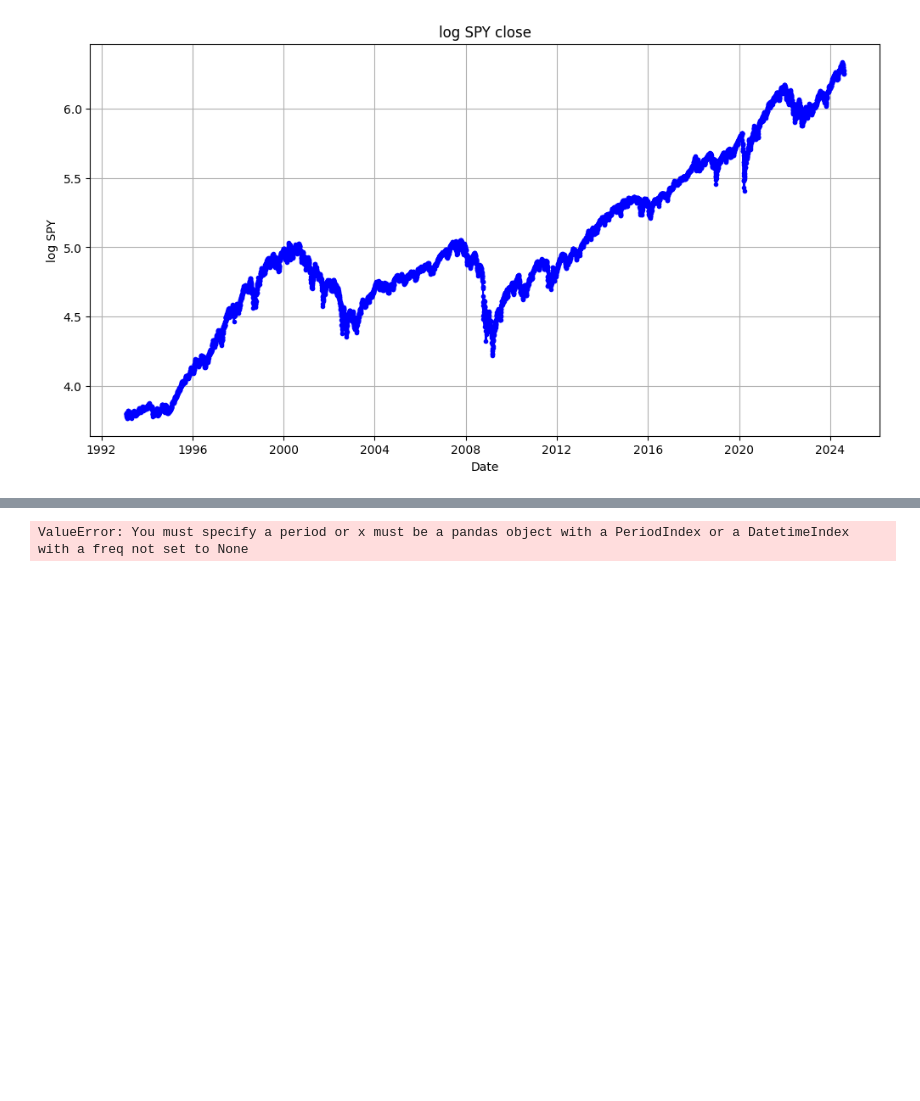
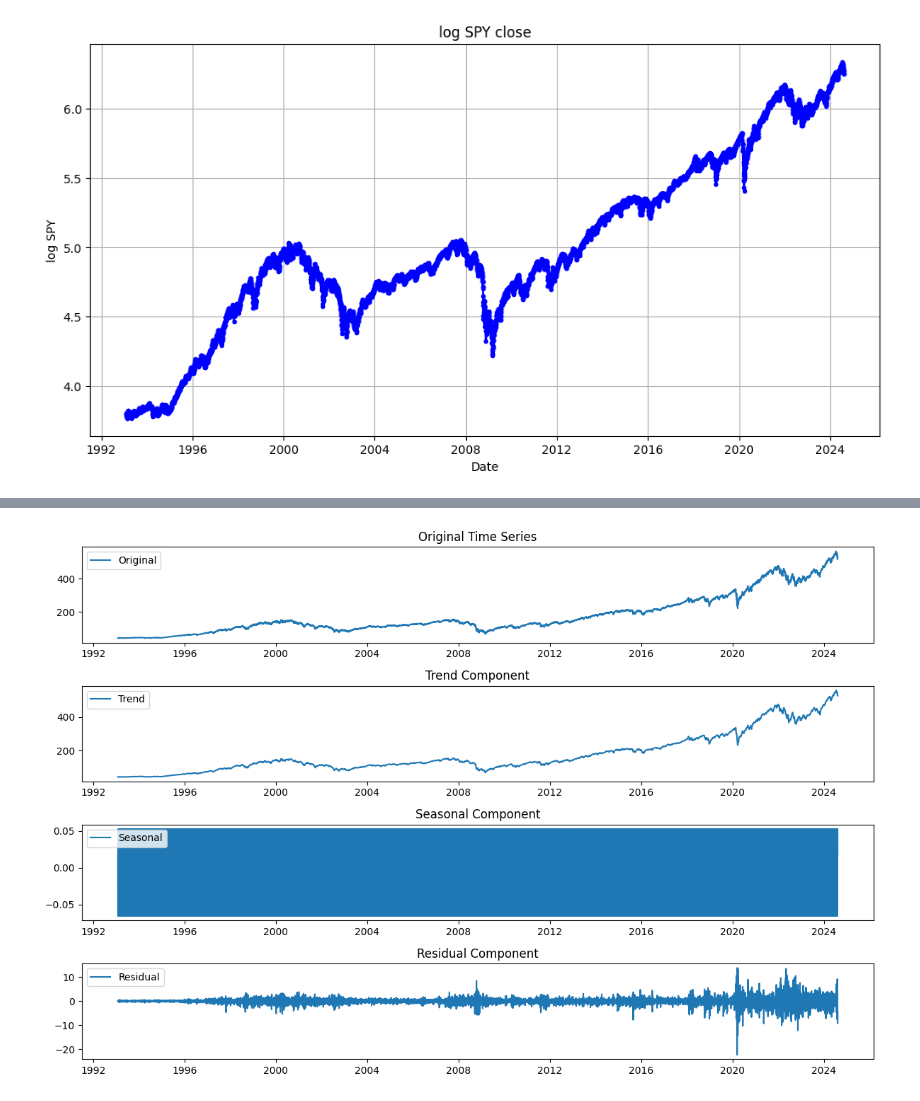
Before and after one commit to jopachecoc/AD_1_preguntasmart, a Jupyter notebook: AUnivariado_T2.ipynb, the cells around one changed output, grey strips where cells are left out. Saved outputs shown, nothing was run; the diff lists cells and outputs as text; code cells hidden in the pictures; blank space fills up the shorter version.

```diff
--- a/AUnivariado_T2.ipynb
+++ b/AUnivariado_T2.ipynb
@@ -207,0 +234,12 @@ plt.show()
+# %%
+dff = pd.DataFrame(df[['Date','Close']])
+dff['Date'] = pd.to_datetime(dff['Date'])
+dff = dff.reset_index(drop=True)
+all_day = pd.date_range(start=dff['Date'].min(), end=dff['Date'].max(), freq='D')
+columns = ['Date']
+all_days = pd.DataFrame(all_day, columns=columns)
+all_days = all_days.reset_index(drop=True)
+result = (all_days >> left_join(dff, by='Date'))
+# Rellenar los fines de semana con el último valor disponible
+result['Close'] = result['Close'].ffill()
+result
@@ -234,0 +280,3 @@ ValueError: You must specify a period or x must be a pandas object with a Period
+# %%
+series = result.set_index('Date')['Close']
+series
@@ -235,35 +299,36 @@ ValueError: You must specify a period or x must be a pandas object with a Period
 # %%
-# Descomponer la serie temporal
+decomposition = sm.tsa.seasonal_decompose(series, model='additive')
 
 # Extraer componentes
 trend = decomposition.trend
 seasonal = decomposition.seasonal
 residual = decomposition.resid
 
-# Graficar los componentes
-plt.figure(figsize=(14, 10))
+
+# Plot the decomposition
+plt.figure(figsize=(12, 8))
 
 plt.subplot(4, 1, 1)
-plt.plot(df.index, df['Close'], label='Original', color='black')
-plt.title('Original Series')
-plt.legend()
+plt.plot(series, label='Original')
+plt.legend(loc='upper left')
+plt.title('Original Time Series')
 
 plt.subplot(4, 1, 2)
-plt.plot(df.index, trend, label='Trend', color='blue')
+plt.plot(trend, label='Trend')
+plt.legend(loc='upper left')
 plt.title('Trend Component')
-plt.legend()
 
 plt.subplot(4, 1, 3)
-plt.plot(df.index, seasonal, label='Seasonal', color='green')
+plt.plot(seasonal, label='Seasonal')
+plt.legend(loc='upper left')
 plt.title('Seasonal Component')
-plt.legend()
 
 plt.subplot(4, 1, 4)
-plt.plot(df.index, residual, label='Residual', color='red')
+plt.plot(residual, label='Residual')
+plt.legend(loc='upper left')
 plt.title('Residual Component')
-plt.legend()
 
 plt.tight_layout()
 plt.show()
 # %% [output]
-ValueError: You must specify a period or x must be a pandas object with a PeriodIndex or a DatetimeIndex with a freq not set to None
+[figure, added]
```
Also changed, not shown: parts of 20 cells of this notebook.
